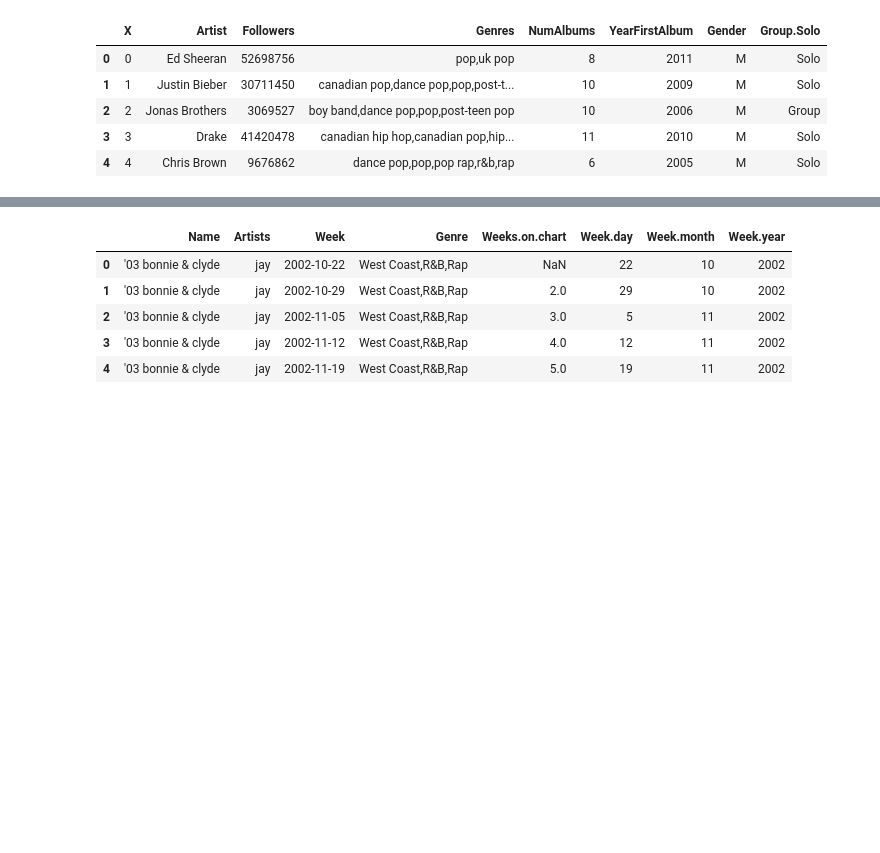
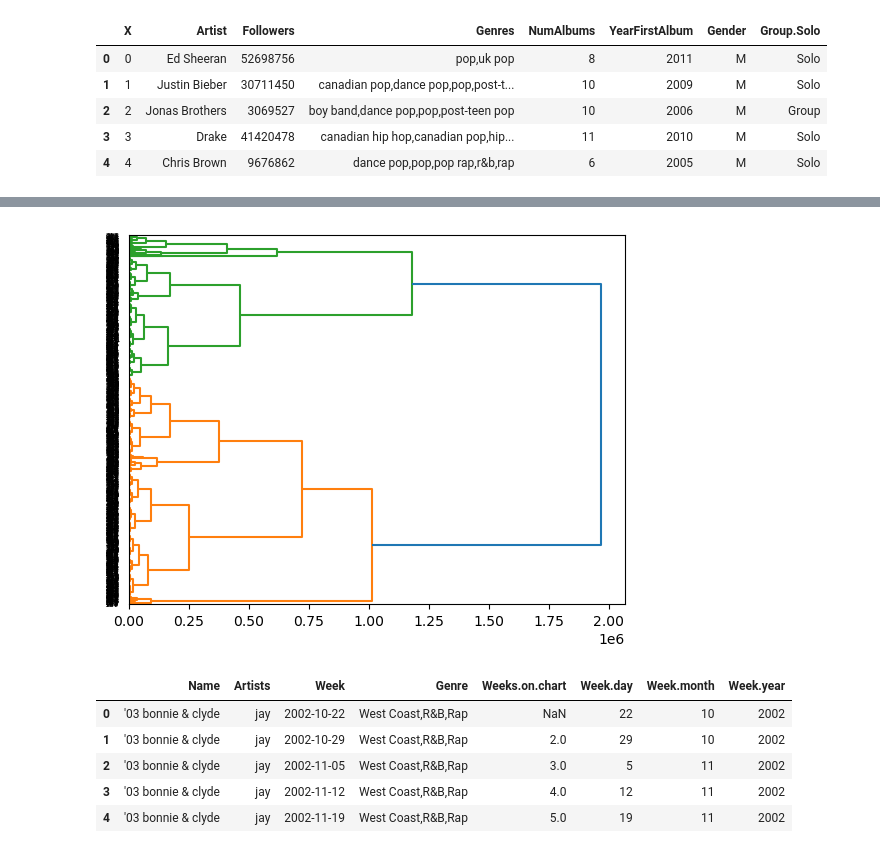
Before and after one commit to Litr0/Proyecto-Mineria, a Jupyter notebook: Hito1.ipynb, the cells around one changed output, grey strips where cells are left out. Drawn from its saved outputs; the diff is of its cells as text; code cells hidden in the pictures; blank space fills up the shorter version.

```diff
--- a/Hito1.ipynb
+++ b/Hito1.ipynb
@@ -72,6 +73,20 @@ attr1.head()
 | 2 | Dig | Collective Soul (Deluxe Version) | Collective Soul | 0.572 | 198400 | 0.918 | 0 | 0.000431 | 0.0977 | ... |
 | 3 | You | Collective Soul (Deluxe Version) | Collective Soul | 0.596 | 231453 | 0.661 | 0 | 0.000033 | 0.1130 | ... |
 | 4 | My Days | Collective Soul (Deluxe Version) | Collective Soul | 0.520 | 222520 | 0.808 | 0 | 0.000010 | 0.0800 | ... |
+# %%
+# revisar funciones de distancia/similitud:
+# euclidiana, manhattan o cityblock, correlacion, coseno
+
+from scipy.cluster.hierarchy import dendrogram, linkage
+
+names = attr1['Name']
+Y = attr1['Genres']
+X = attr1.drop(labels=['Genres','Name', 'Album', 'Artist'], axis=1)[:100]
+
+Z = linkage(X, 'ward', metric='euclidean')
+dn = dendrogram(Z, labels= None, orientation='right')
+# %% [output]
+[figure, added]
 # %%
 #limpiar datos GrammySongs
 grammySongs['Artist'] = grammySongs['Artist'].str.replace("&", ",")
```
Also changed, not shown: parts of 1 cell of this notebook.
